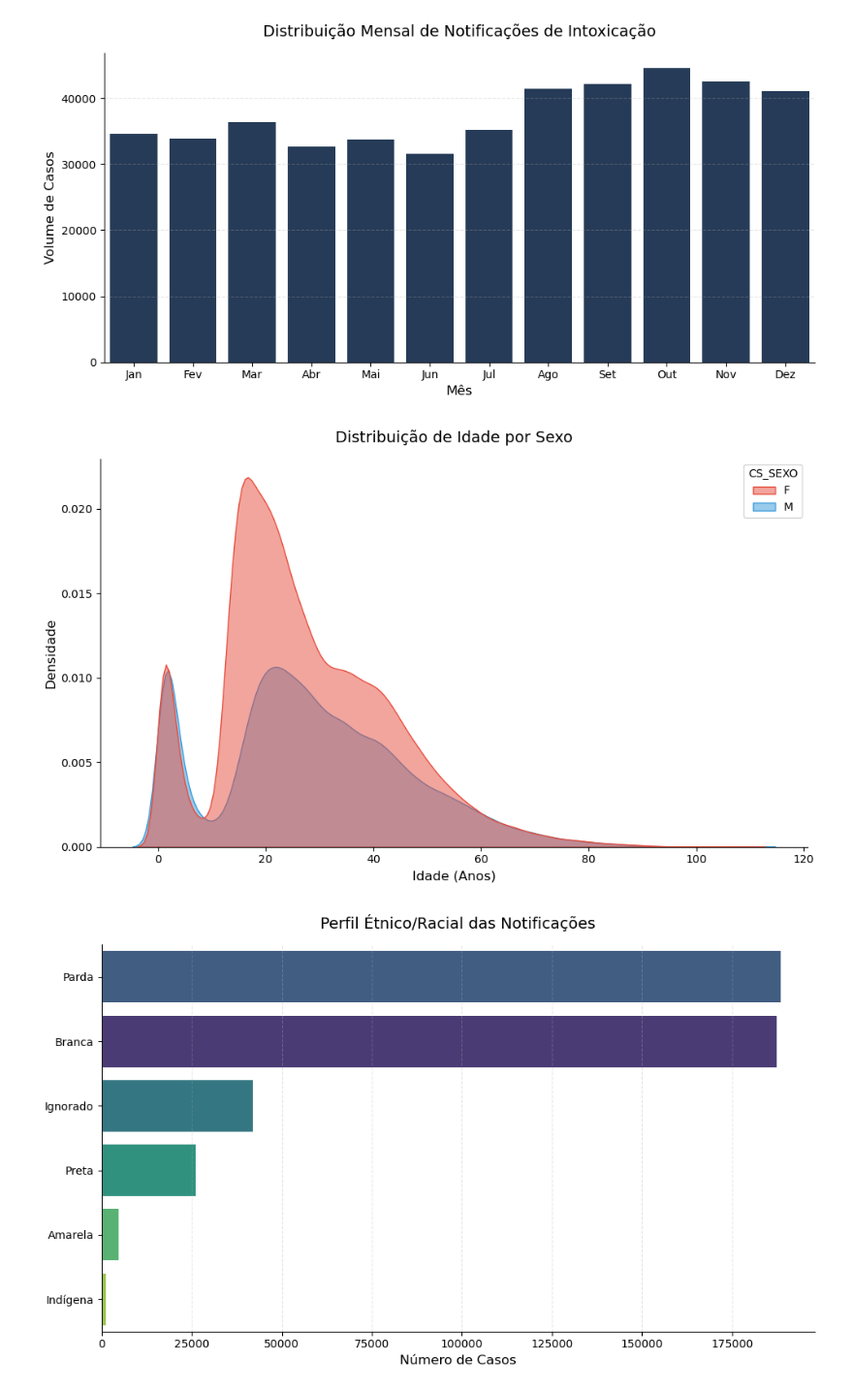
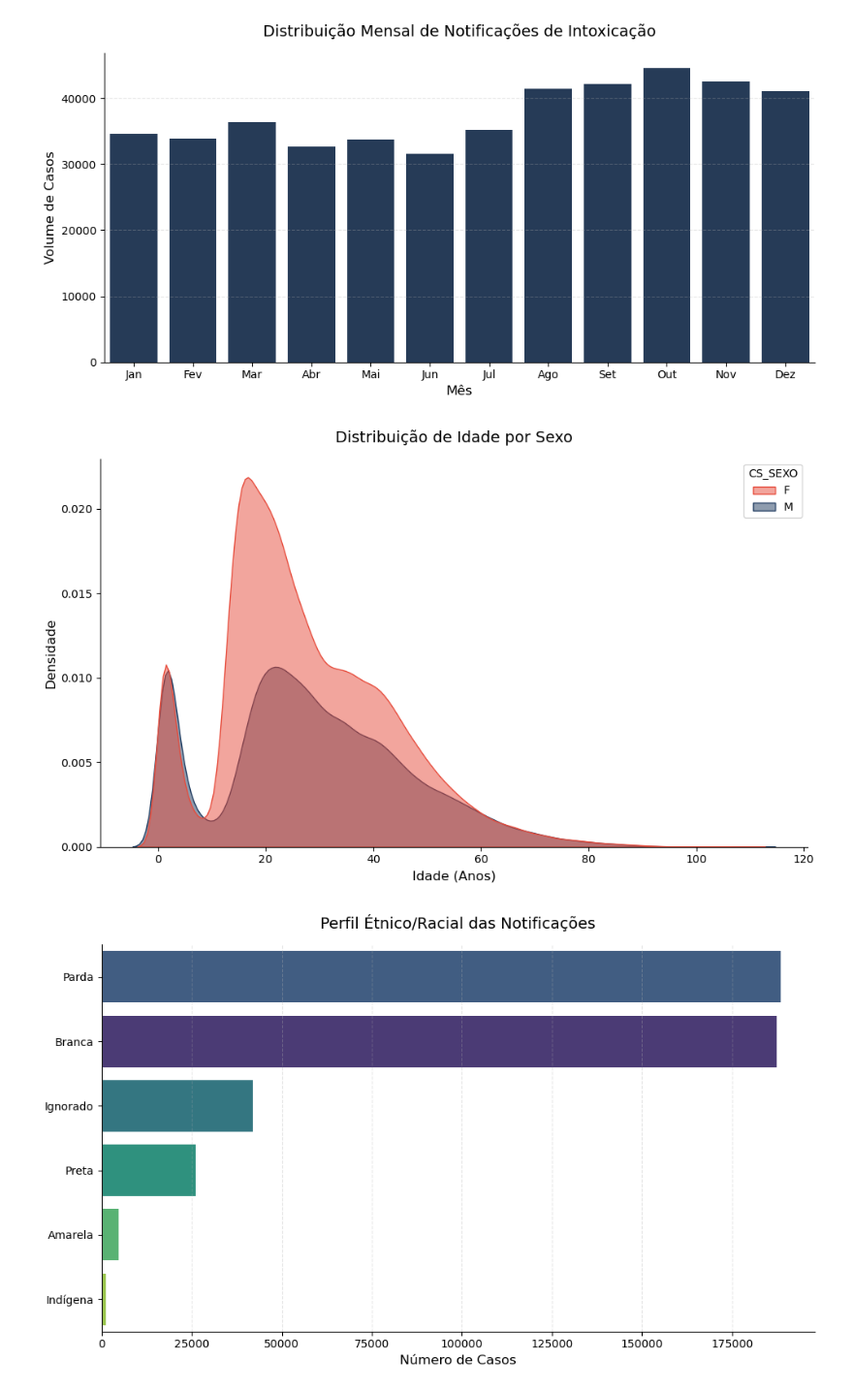
Before and after one commit to DemoreDev/amap, a Jupyter notebook: iexo.ipynb, the cells around one changed output. Shown at 97% size. Cells and saved outputs as stored; diff of their text form; code cells hidden in the pictures.

```diff
--- a/iexo.ipynb
+++ b/iexo.ipynb
@@ -491,33 +492,33 @@ plt.show()
 # %%
 # Filtra apenas os sexos M e F no dataframe limpo
 df_sexo = df[df['CS_SEXO'].isin(['M', 'F'])]
 
 plt.figure(figsize=(10, 6))
 
 # Plotagem da densidade
 sns.kdeplot(
     data=df_sexo,
     x='IDADE_ANOS',
     hue='CS_SEXO',
     fill=True,
-    palette={'M': '#3498db', 'F': '#e74c3c'},
+    palette={'M': '#1E3A5F', 'F': '#e74c3c'},
     alpha=0.5
 )
 
 # Estética e rótulos
 plt.title('Distribuição de Idade por Sexo', fontsize=14, pad=15)
 plt.xlabel('Idade (Anos)', fontsize=12)
 plt.ylabel('Densidade', fontsize=12)
 
 sns.despine()
 plt.tight_layout()
 
 # Salvando a imagem individual
 #plt.savefig('distribuicao_idade_sexo.png', dpi=300, bbox_inches='tight')
 
 plt.show()
 # %% [output]
-[figure, old version]
+[figure, new version]
 # %%
 plt.figure(figsize=(10, 6))
 
```
Also changed, not shown: parts of 2 cells of this notebook, 1 other file.
